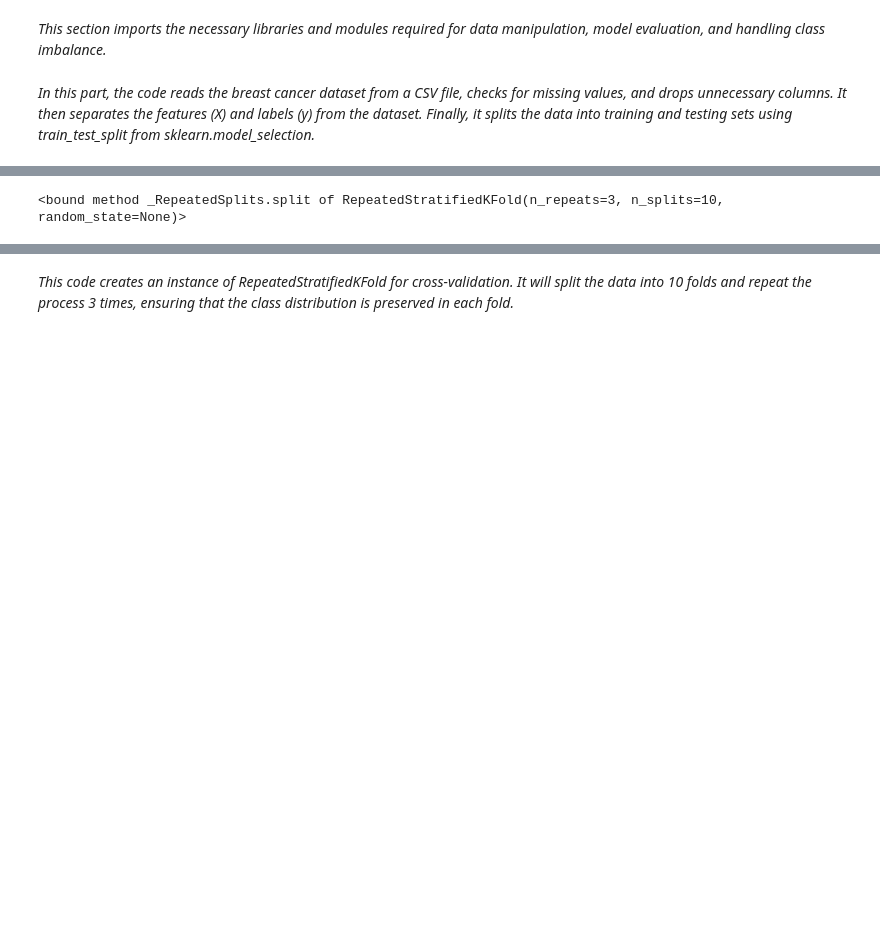
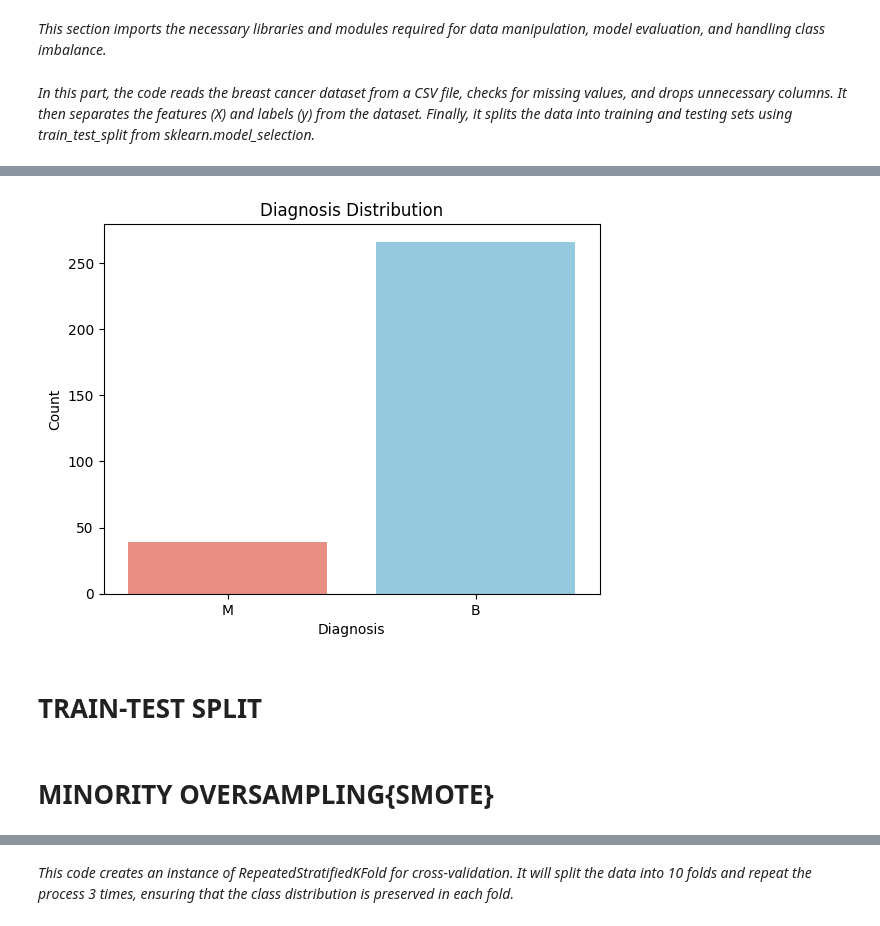
Before and after one commit to PrateekKumar135/BREAST-CANCER-CLASSIFICATION, a Jupyter notebook: ENSEMBLE_WITH_PIPELINE(BREAST_CANCER).ipynb, the cells around one changed output, grey strips where cells are left out. Cells and saved outputs as stored; diff of their text form; code cells hidden in the pictures; blank space fills up the shorter version.

```diff
--- a/ENSEMBLE_WITH_PIPELINE(BREAST_CANCER).ipynb
+++ b/ENSEMBLE_WITH_PIPELINE(BREAST_CANCER).ipynb
@@ -60,13 +250,20 @@ from imblearn.under_sampling import TomekLinks
+# %%
+# Seaborn countplot
+warnings.filterwarnings("ignore")  #Remove warnings on the output screen
+sns.countplot(data=pd.DataFrame(data_updated['diagnosis']), x='diagnosis', palette={'B': 'skyblue', 'M': 'salmon'})
+plt.title('Diagnosis Distribution')
+plt.xlabel('Diagnosis')
+plt.ylabel('Count')
+plt.show()
+# %% [output]
+[figure, added]
+# %% [markdown]
+# TRAIN-TEST SPLIT
 # %%
-
-data = pd.read_csv('/content/breast_cancer_WBCD.csv')
-# Handle missing values
-data.isnull().sum()
-data.drop(["Unnamed: 32", 'id'], axis=1, inplace=True)
 # Split data into features (X) and labels (y)
-X = data.drop("diagnosis", axis=1)
-y = data.diagnosis
+X = data_updated.drop("diagnosis", axis=1)
+y = data_updated.diagnosis
 # Split test and train data
 X_train,X_test,y_train,y_test= train_test_split(X,y,test_size=0.2)
-# %% [output]
-<bound method _RepeatedSplits.split of RepeatedStratifiedKFold(n_repeats=3, n_splits=10, random_state=None)>
+# %% [markdown]
+# MINORITY OVERSAMPLING{SMOTE}
```
Also changed, not shown: parts of 30 cells of this notebook.
